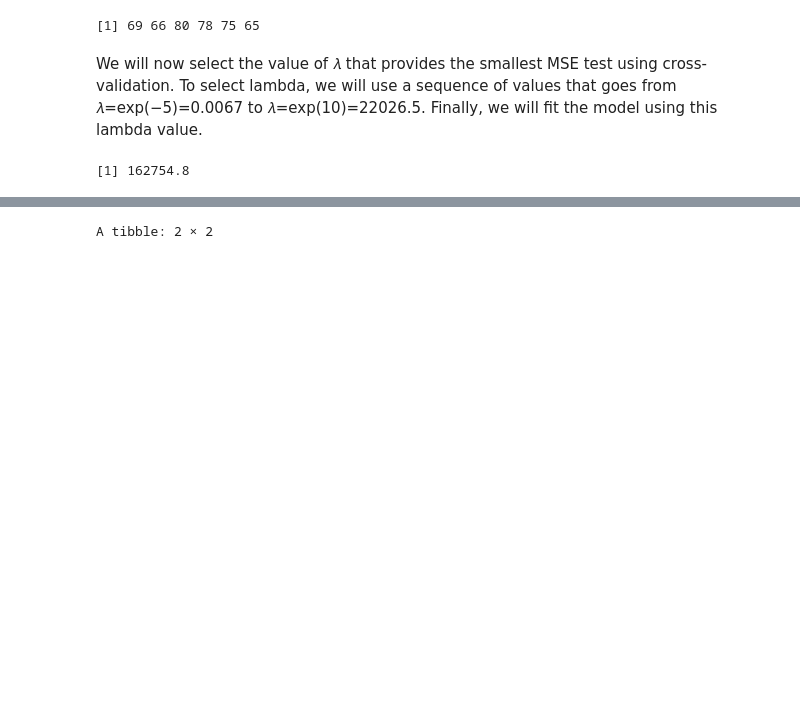
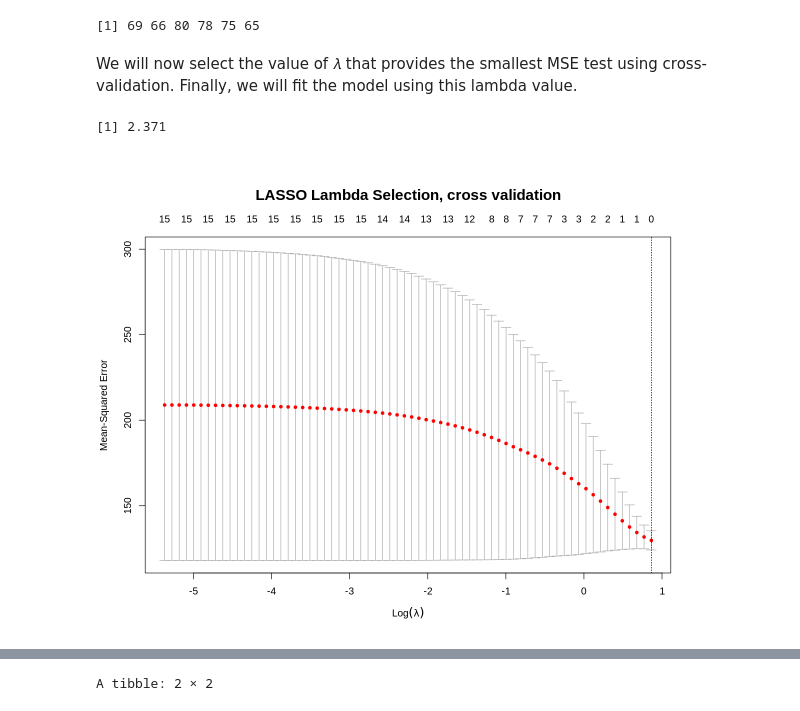
Before and after one commit to DanielZSWE/STAT-301-Project, a Jupyter notebook: stat-301_final_report.ipynb, the cells around one changed output, grey strips where cells are left out. Cells and saved outputs as stored; diff of their text form; code cells hidden in the pictures; blank space fills up the shorter version.

```diff
--- a/stat-301_final_report.ipynb
+++ b/stat-301_final_report.ipynb
@@ -304,12 +313,8 @@ Steam_X_test <- testing_Steam %>% select(-"Metacritic",-"ResponseName")  %>% dat
 Steam_Y_test <- unlist(testing_Steam[, "Metacritic"])%>%as.numeric()
 # Build matrix and vector required by `glmnet`
 
-Steam_X_train <- model.matrix(Metacritic ~ReleaseDate+
-RecommendationCount+IsFree+GenreIsIndie+
-+GenreIsAction+GenreIsAdventure+GenreIsCasual+GenreIsStrategy+
-GenreIsRPG+GenreIsSimulation+GenreIsEarlyAccess+GenreIsSports+
-GenreIsRacing+GenreIsMassivelyMultiplayer+PriceInitial,
-  data = training_Steam)[, -1] #remove the response name
+Steam_X_train <- model.matrix(Metacritic ~ . -ResponseName,
+  data = training_Steam)[, -1] #remove index
 
 Steam_Y_train <- unlist(training_Steam[, "Metacritic"])%>%as.numeric()
 
@@ -326,17 +331,22 @@ A matrix: 6 × 15 of type dbl
 | 6 | 15015 | 339 | 0 | 0 | 0 | ... |
 [1] 69 66 80 78 75 65
 # %% [markdown]
-We will now select the value of  𝜆  that provides the smallest  MSE test  using cross-validation. To select lambda, we will use a sequence of values that goes from  𝜆=exp(−5)=0.0067  to  𝜆=exp(10)=22026.5. Finally, we will fit the model using this lambda value.
+We will now select the value of  𝜆  that provides the smallest  MSE test  using cross-validation. Finally, we will fit the model using this lambda value.
 # %%
 Steam_cv_lambda_LASSO <- cv.glmnet(
   x = Steam_X_train, y = Steam_Y_train,
-  alpha = 1,
-  lambda = exp(seq(-5, 12, 0.1))
-)
+  alpha = 1)
+
 
 Steam_lambda_min_MSE <- round(Steam_cv_lambda_LASSO$lambda.min, 4)
 Steam_lambda_min_MSE
+
+options(repr.plot.height = 8, repr.plot.width = 10)
+par(mar = c(5, 4.1, 7, 2.1))
+plot(Steam_cv_lambda_LASSO)
+title(main = 'LASSO Lambda Selection, cross validation', cex.main = 1.5)
 # %% [output]
-[1] 162754.8
+[1] 2.371
+[figure, added]
 # %%
 #Fit Lasso regression with selected lamda
```
Also changed, not shown: parts of 9 cells of this notebook.
